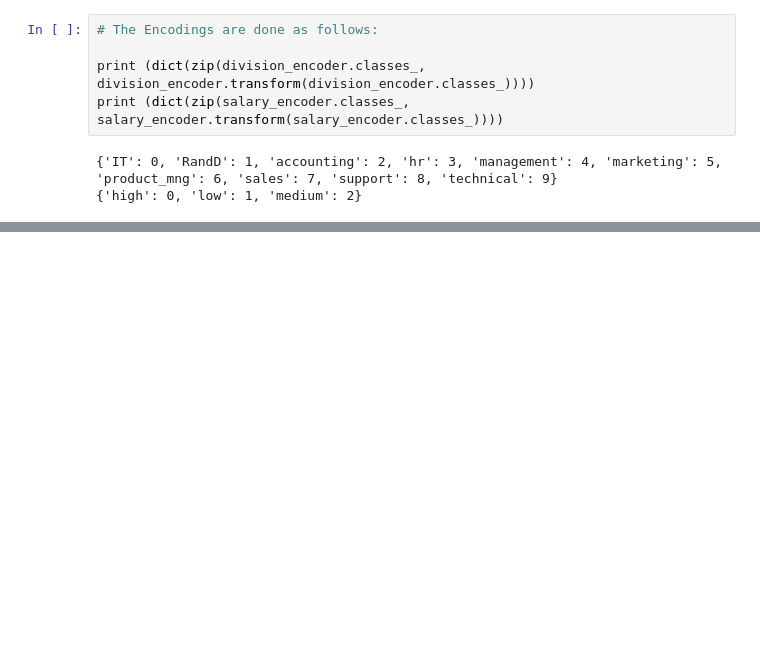
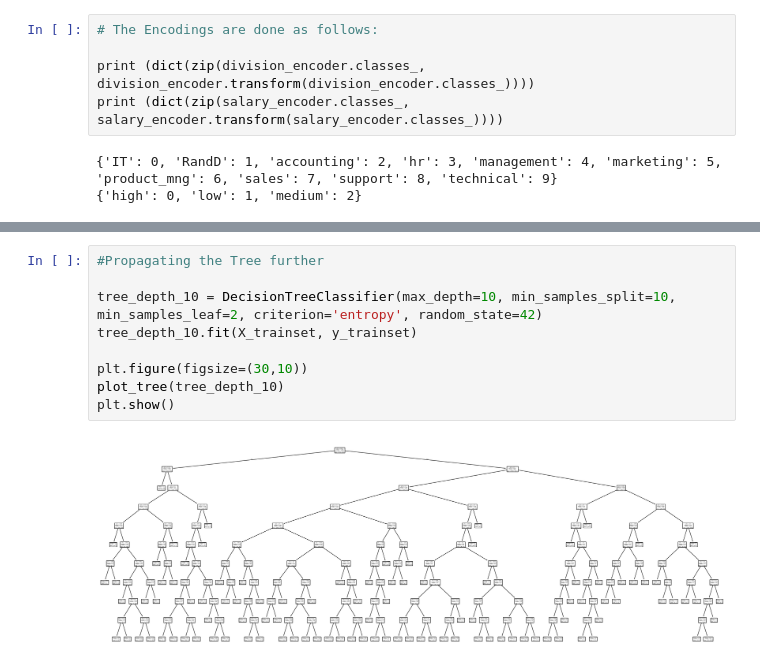
Before and after one commit to Nischay4975/DS-ML, a Jupyter notebook: Employee Attrition/Decision Tree Analysis.ipynb, the cells around one changed output, grey strips where cells are left out. Drawn from its saved outputs; the diff is of its cells as text; blank space fills up the shorter version.

```diff
--- a/Employee Attrition/Decision Tree Analysis.ipynb
+++ b/Employee Attrition/Decision Tree Analysis.ipynb
@@ -351,0 +469,11 @@ print (dict(zip(salary_encoder.classes_, salary_encoder.transform(salary_encoder
+# %%
+#Propagating the Tree further
+
+tree_depth_10 = DecisionTreeClassifier(max_depth=10, min_samples_split=10, min_samples_leaf=2, criterion='entropy', random_state=42)
+tree_depth_10.fit(X_trainset, y_trainset)
+
+plt.figure(figsize=(30,10))
+plot_tree(tree_depth_10)
+plt.show()
+# %% [output]
+[figure, added]
```
Also changed, not shown: parts of 17 cells of this notebook.
